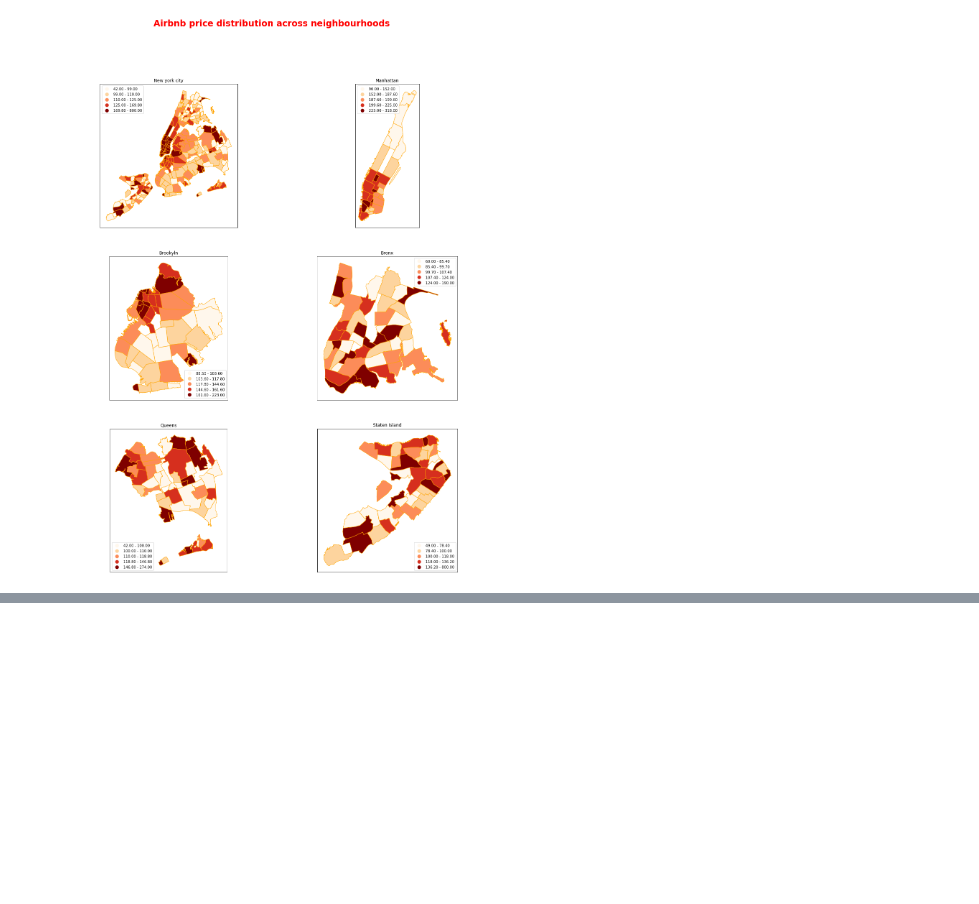
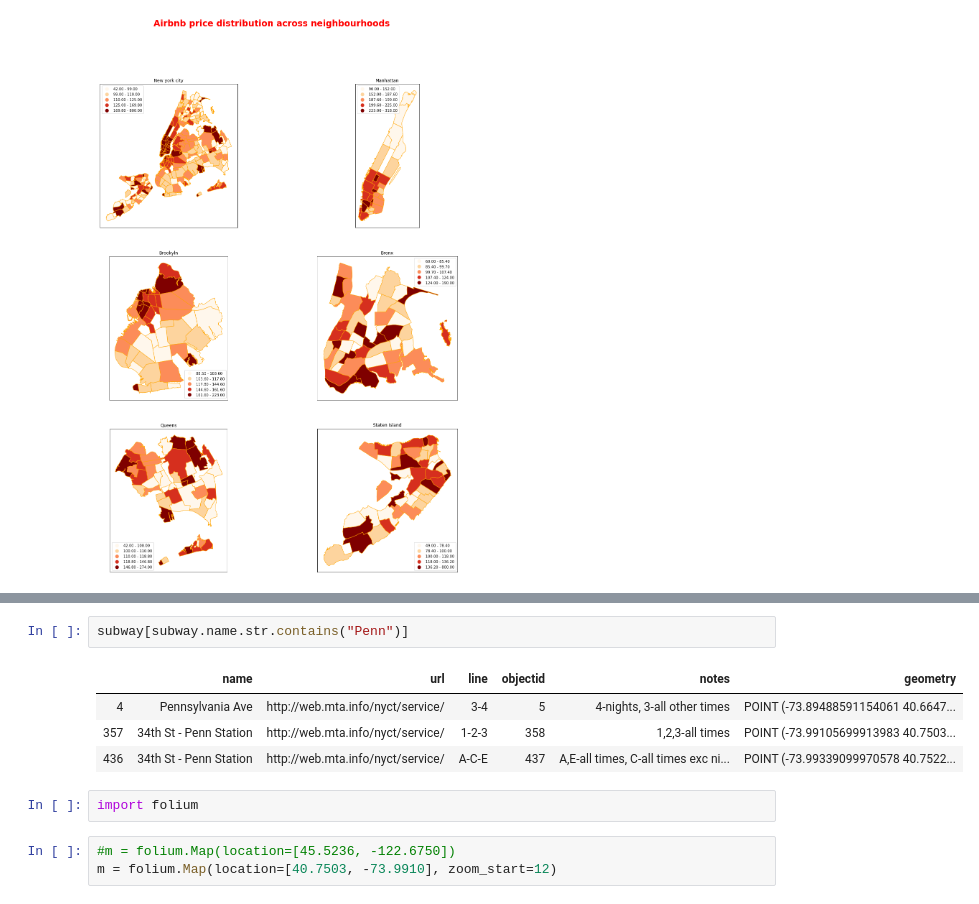
Before and after one commit to shravan-kuchkula/airbnb_nyc, a Jupyter notebook: notebooks/07_sk_price_distribution_five_boroughs.ipynb, the cells around one changed output, grey strips where cells are left out. Drawn from its saved outputs; the diff is of its cells as text; blank space fills up the shorter version.

Commit message:
Added folium map

```diff
--- a/notebooks/07_sk_price_distribution_five_boroughs.ipynb
+++ b/notebooks/07_sk_price_distribution_five_boroughs.ipynb
@@ -337,0 +344,12 @@ plt.show()
+# %%
+subway[subway.name.str.contains("Penn")]
+# %% [output]
+|  | name | url | line | objectid | notes | geometry |
+| 4 | Pennsylvania Ave | http://web.mta.info/nyct/service/ | 3-4 | 5 | 4-nights, 3-all other times | POINT (-73.89488591154061 40.6647... |
+| 357 | 34th St - Penn Station | http://web.mta.info/nyct/service/ | 1-2-3 | 358 | 1,2,3-all times | POINT (-73.99105699913983 40.7503... |
+| 436 | 34th St - Penn Station | http://web.mta.info/nyct/service/ | A-C-E | 437 | A,E-all times, C-all times exc ni... | POINT (-73.99339099970578 40.7522... |
+# %%
+import folium
+# %%
+#m = folium.Map(location=[45.5236, -122.6750])
+m = folium.Map(location=[40.7503, -73.9910], zoom_start=12)
```
Also changed, not shown: parts of 5 cells of this notebook, 1 other file.
